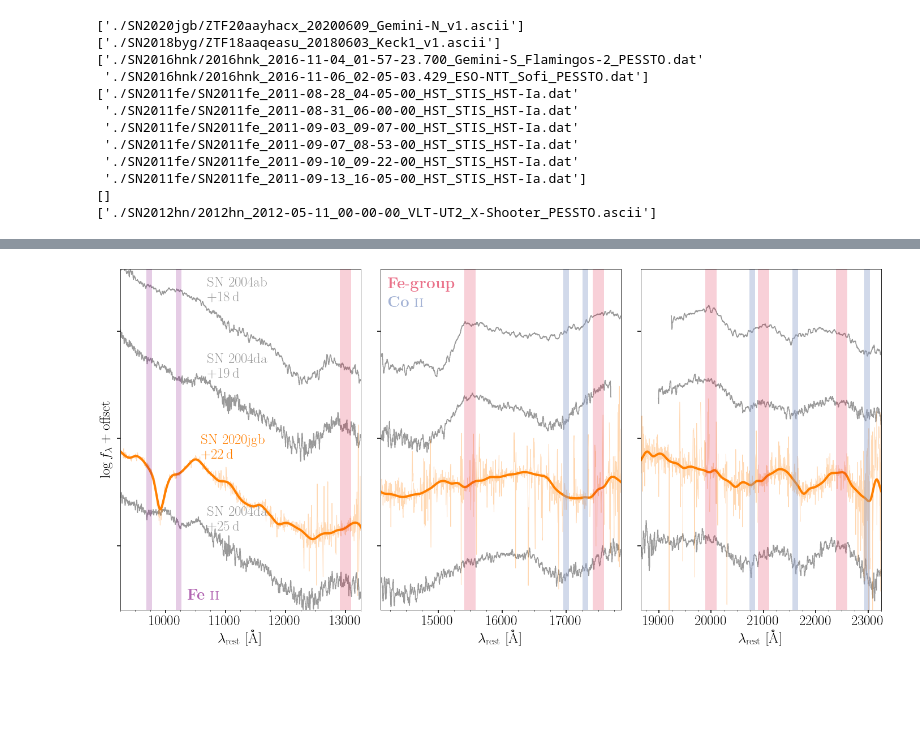
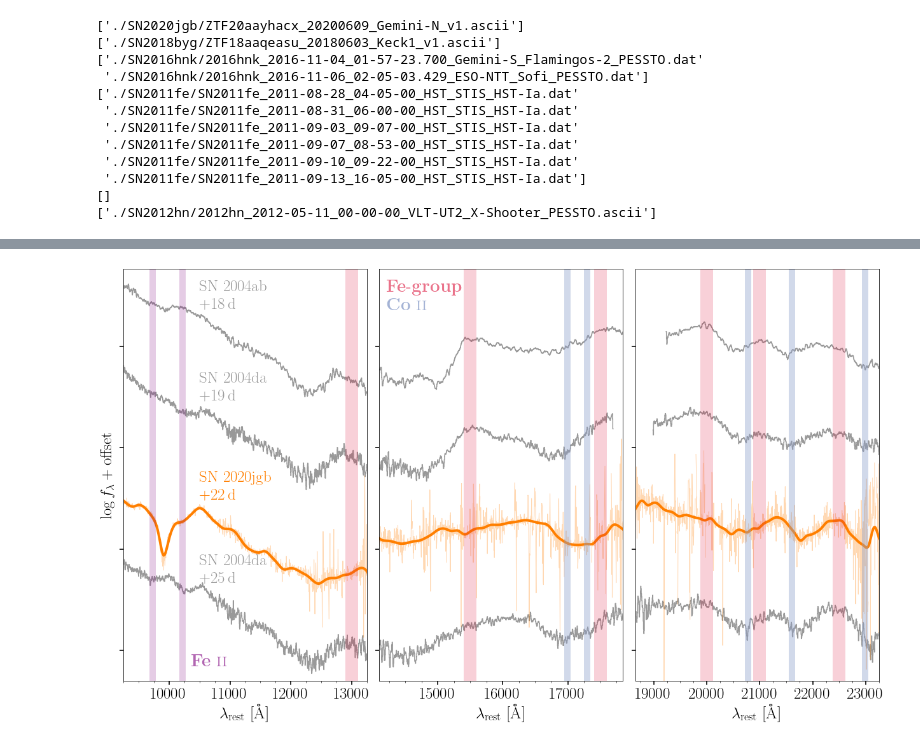
Before and after one commit to slowdivePTG/SN2020jgb, a Jupyter notebook: spectroscopy/Spec_comp.ipynb, the cells around one changed output, grey strips where cells are left out. Cells and saved outputs as stored; diff of their text form; code cells hidden in the pictures; blank space fills up the shorter version.

```diff
--- a/spectroscopy/Spec_comp.ipynb
+++ b/spectroscopy/Spec_comp.ipynb
@@ -302,9 +307,9 @@ from scipy.interpolate import splrep, splev
 # %%
 rv = 3.1
 
-fig, Ax = plt.subplots(1, 3, figsize=(20, 10), sharey=True)
+fig, Ax = plt.subplots(1, 3, figsize=(16.5, 9), sharey=True)
 
-h = 0.7
+h = 0.9
 V = [9350, 16000, 20000]
 ran = [[9250, 13250], [14100, 17850], [18650, 23250]]
 
@@ -349,12 +354,12 @@ for k in range(3):
             else:
                 Phase = ' $+{:.0f}\,\mathrm d$'.format(np.abs(phase))
             if k == 0:
-                ax.text(10700,
-                        .6 * h - h * 1.02 * spec_num_norm[num],
+                ax.text(10500,
+                        .61 * h - h * 1.0 * spec_num_norm[num],
                         name,
                         color=color_map['palegrey'])
-                ax.text(10700,
-                        .4 * h - h * 1.02 * spec_num_norm[num],
+                ax.text(10500,
+                        .41 * h - h * 1.0 * spec_num_norm[num],
                         Phase,
                         color=color_map['palegrey'],
                         ha='left')
@@ -447,18 +452,18 @@ for k in range(3):
             else:
                 Phase = ' $+{:.0f}\,\mathrm d$'.format(np.abs(phase))
             if k == 0:
-                ax.text(10600,
-                        .5 * h - 1.0 * h * spec_num[num],
+                ax.text(10500,
+                        .52 * h - 1.0 * h * spec_num[num],
                         r'$\mathrm{' + sn.name + '}$',
                         color=color_map[c])
-                ax.text(10600,
-                        .3 * h - 1.0 * h * spec_num[num],
+                ax.text(10500,
+                        .32 * h - 1.0 * h * spec_num[num],
                         Phase,
                         color=color_map[c],
                         ha='left')
 
     ax.set_xlim(ran[k])
-    ax.set_ylim(-h * 4 + 0.2, h * .9 - 0.05)
+    ax.set_ylim(-h * 4 + 0.3, h * .9 - 0.05)
     ax.set_yticklabels([])
     ax.set_xlabel(r'$\lambda_\mathrm{rest}\ [\mathrm{\r{A}}]$',
                   **{'fontname': 'Times New Roman'})
@@ -477,7 +482,7 @@ for wv in [13000, 15500, 17500, 20000, 21000, 22500]:
         ax = Ax[2]
     ax.axvline(wv, linewidth=20, color='crimson', alpha=0.2)
 Ax[1].text(ran[1][0] + 120,
-           0.4,
+           0.6 * h,
            r'$\mathbf{Fe}$-$\mathbf{group}$',
            color='crimson',
            fontsize=28,
@@ -489,35 +494,35 @@ for wv in [17462, 17772, 21350, 22205, 23613]:
         ax = Ax[0]
     elif wv < ran[1][1]:
         ax = Ax[1]
     else:
         ax = Ax[2]
     ax.axvline(wv * (1 - 8 / 300), linewidth=10, color=color_map['blue'], alpha=0.4)
 Ax[1].text(ran[1][0] + 120,
-           0.23,
+           0.4 * h,
            r'$\mathbf{Co\ \textsc{ii}}$',
            color=color_map['blue'],
            fontsize=28,
            alpha=.8)
 
 # Fe ii
 for wv in [10500, 9998]:
     if wv < ran[0][1]:
         ax = Ax[0]
     elif wv < ran[1][1]:
         ax = Ax[1]
     else:
         ax = Ax[2]
     ax.axvline(wv * (1 - 8 / 300), linewidth=10, color='purple', alpha=0.2)
 Ax[0].text(ran[0][0] + 1120,
-           -2.5,
+           -3.5 * h,
            r'$\mathbf{Fe\ \textsc{ii}}$',
            color='purple',
            fontsize=28,
            alpha=.6)
 
 #plt.show()
-fig.subplots_adjust(left=0, bottom=0, top=1, right=1)
-fig.tight_layout()
+fig.subplots_adjust(left=0, bottom=0, top=1, right=1, wspace=0.05)
+#fig.tight_layout()
 fig.savefig('../paper/figures/NIR_spec.pdf', bbox_inches='tight')
 # %% [output]
-[figure, old version]
+[figure, new version]
```
Also changed, not shown: parts of 1 cell of this notebook, 8 other files.
